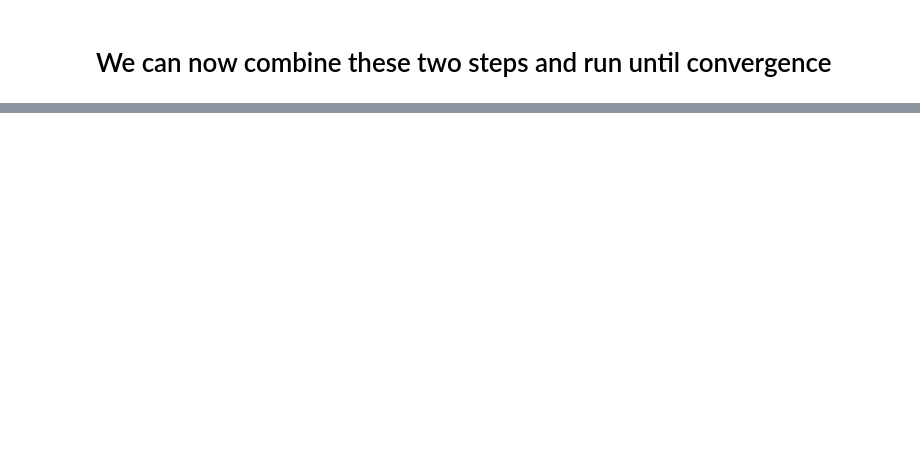
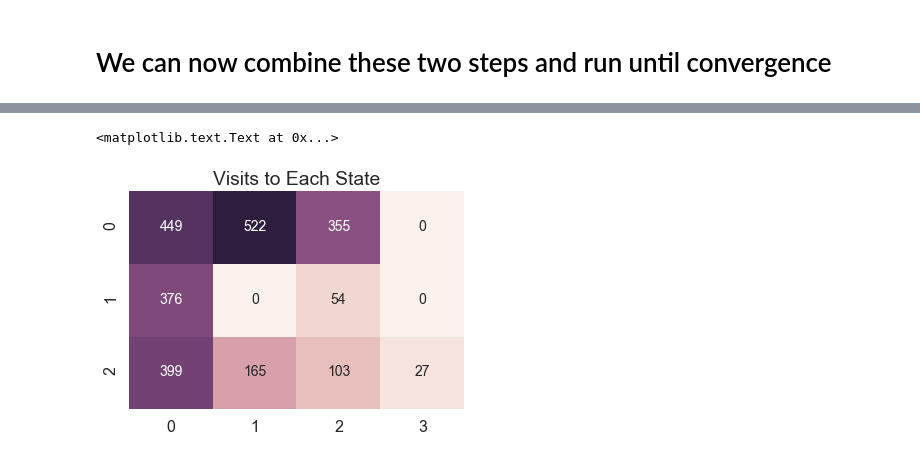
Before and after one commit to jzf2101/intro_rl, a Jupyter notebook: Reinforcement Learning Example.ipynb, the cells around one changed output, grey strips where cells are left out. Cells and saved outputs as stored; diff of their text form; code cells hidden in the pictures; blank space fills up the shorter version.

```diff
--- a/Reinforcement Learning Example.ipynb
+++ b/Reinforcement Learning Example.ipynb
@@ -29,5 +29,6 @@ import seaborn as sns
 import pdb
 
 sns.set_context('poster')
+sns.set_palette('colorblind')
 
 %matplotlib inline
@@ -225,0 +348,8 @@ qvalues
+# %%
+gamma = .99
+start = [2,0]
+epsilon = .1
+nactions = len(actions)
+q_values = np.zeros(np.shape(grid) + (nactions,))
+q_value_observations = np.zeros(np.shape(grid) + (nactions,))
+epsilon = 0.1
@@ -225,0 +575,6 @@ qvalues
+# %%
+sns.heatmap(q_value_observations.sum(-1), cbar=False, annot=True, fmt='.0f', annot_kws={"size": 14})
+plt.title('Visits to Each State')
+# %% [output]
+<matplotlib.text.Text at 0x...>
+[figure, added]
```
Also changed, not shown: parts of 26 cells of this notebook.
